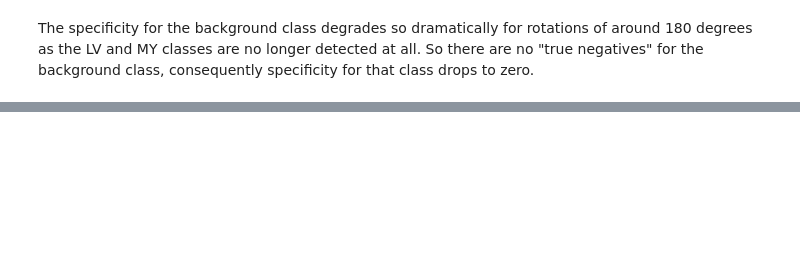
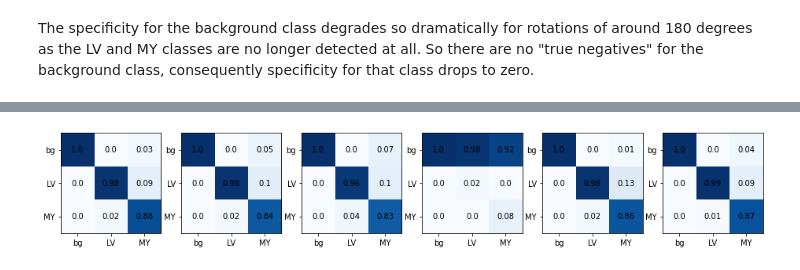
Before and after one commit to chfc-cmi/misas, a Jupyter notebook: 01_local_interpret.ipynb, the cells around one changed output, grey strips where cells are left out. Saved outputs shown, nothing was run; the diff lists cells and outputs as text; code cells hidden in the pictures; blank space fills up the shorter version.

```diff
--- a/01_local_interpret.ipynb
+++ b/01_local_interpret.ipynb
@@ -581,0 +648,17 @@ The specificity for the background class degrades so dramatically for rotations
+# %%
+#export
+def plot_confusion_series(
+        series,
+        nrow=1,
+        figsize=(16,6),
+        param_name='param',
+        cmap="Blues",
+        components=None,
+        norm_axis=0,
+        **kwargs
+    ):
+    fig, axs = plt.subplots(nrow,math.ceil(len(series)/nrow),figsize=figsize,**kwargs)
+    for element, ax in zip(series, axs.flatten()):
+        param,img,pred,truth = element
+        cm = get_confusion(pred,truth)
+        plot_confusion(cm, ax=ax, components=components, ax_label=False, norm_axis=norm_axis, cmap=cmap)
@@ -581,0 +669,4 @@ The specificity for the background class degrades so dramatically for rotations
+# %%
+plot_confusion_series(series, components=['bg','LV','MY'])
+# %% [output]
+[figure, added]
```
Also changed, not shown: parts of 13 cells of this notebook, 3 other files.
